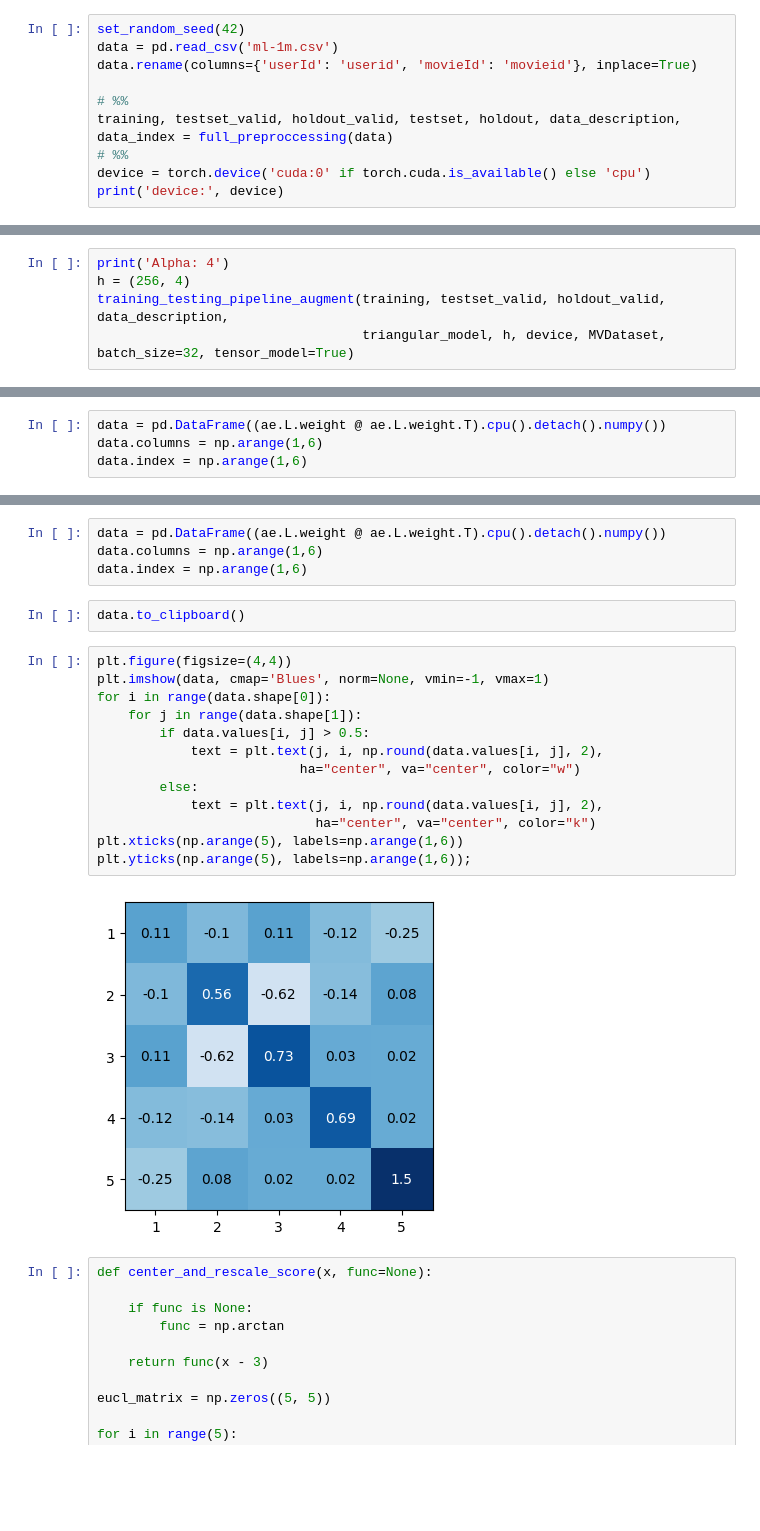
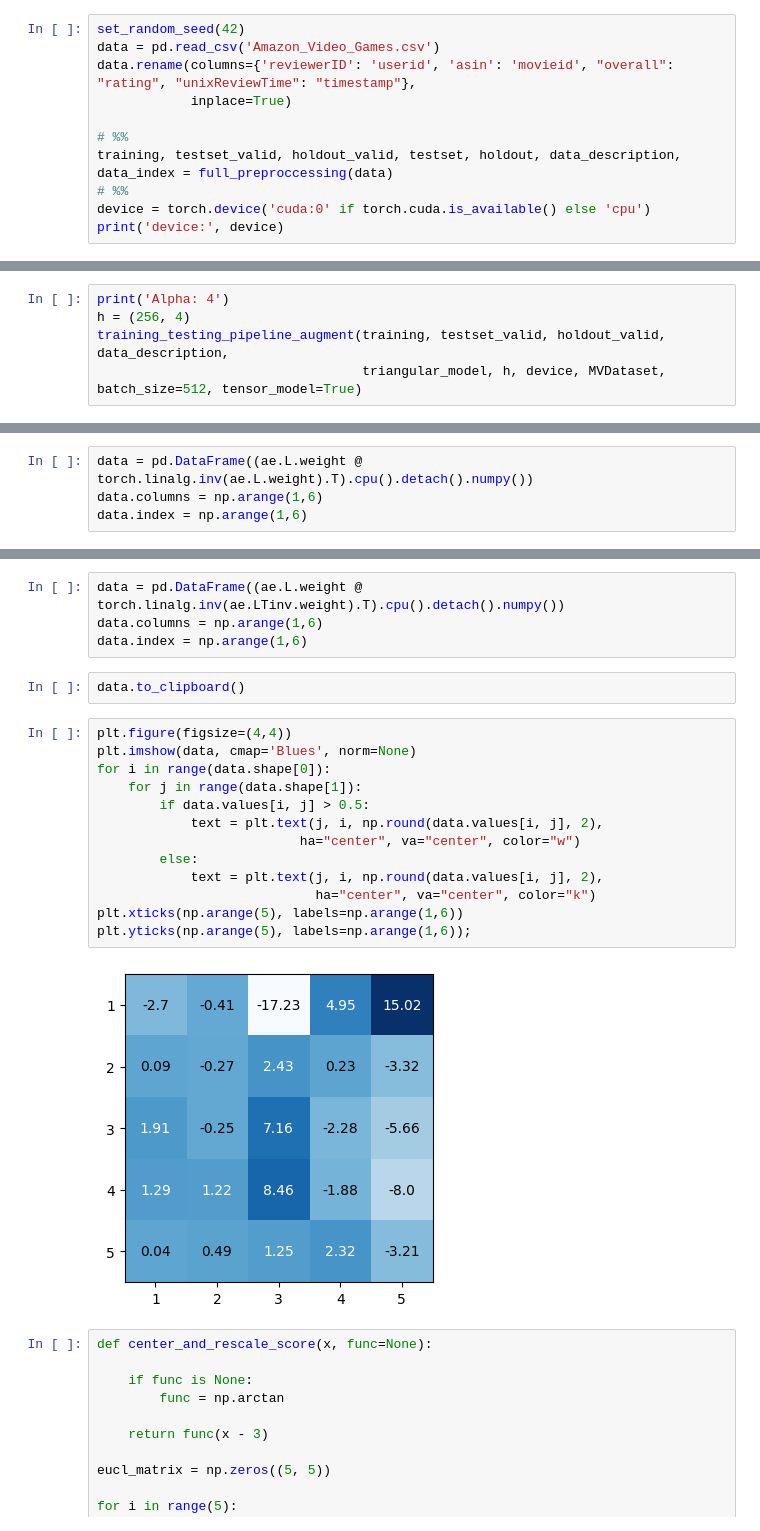
Before and after one commit to elizacc/Structured-Autoencoders-for-Rating-aware-Recommendations, a Jupyter notebook: Untitled.ipynb, the cells around one changed output, grey strips where cells are left out. Drawn from its saved outputs; the diff is of its cells as text; blank space fills up the shorter version.

```diff
--- a/Untitled.ipynb
+++ b/Untitled.ipynb
@@ -62,8 +62,9 @@ import os
 os.environ['KMP_DUPLICATE_LIB_OK'] = 'True'
 # %%
 set_random_seed(42)
-data = pd.read_csv('ml-1m.csv')
-data.rename(columns={'userId': 'userid', 'movieId': 'movieid'}, inplace=True)
+data = pd.read_csv('Amazon_Video_Games.csv')
+data.rename(columns={'reviewerID': 'userid', 'asin': 'movieid', "overall": "rating", "unixReviewTime": "timestamp"},
+            inplace=True)
 
 # %%
 training, testset_valid, holdout_valid, testset, holdout, data_description, data_index = full_preproccessing(data)
@@ -266,7 +267,7 @@ def training_testing_pipeline_augment(training, testset_valid, holdout_valid, da
 print('Alpha: 4')
 h = (256, 4)
 training_testing_pipeline_augment(training, testset_valid, holdout_valid, data_description,
-                                  triangular_model, h, device, MVDataset, batch_size=32, tensor_model=True)
+                                  triangular_model, h, device, MVDataset, batch_size=512, tensor_model=True)
 # %% [output]
 Alpha: 4
 Hidden sizes: (256, 4)
@@ -529,7 +514,7 @@ ae.load_state_dict(torch.load(f'best_ae_{h}_{alpha}.pt'))
 # %% [output]
 <All keys matched successfully>
 # %%
-data = pd.DataFrame((ae.L.weight @ ae.L.weight.T).cpu().detach().numpy())
+data = pd.DataFrame((ae.L.weight @ torch.linalg.inv(ae.L.weight).T).cpu().detach().numpy())
 data.columns = np.arange(1,6)
 data.index = np.arange(1,6)
 # %%
@@ -661,26 +646,26 @@ ae.load_state_dict(torch.load(f'best_ae_{h}_{alpha}.pt'))
 # %% [output]
 <All keys matched successfully>
 # %%
-data = pd.DataFrame((ae.L.weight @ ae.L.weight.T).cpu().detach().numpy())
+data = pd.DataFrame((ae.L.weight @ torch.linalg.inv(ae.LTinv.weight).T).cpu().detach().numpy())
 data.columns = np.arange(1,6)
 data.index = np.arange(1,6)
 # %%
 data.to_clipboard()
 # %%
 plt.figure(figsize=(4,4))
-plt.imshow(data, cmap='Blues', norm=None, vmin=-1, vmax=1)
+plt.imshow(data, cmap='Blues', norm=None)
 for i in range(data.shape[0]):
     for j in range(data.shape[1]):
         if data.values[i, j] > 0.5:
             text = plt.text(j, i, np.round(data.values[i, j], 2),
                           ha="center", va="center", color="w")
         else:
             text = plt.text(j, i, np.round(data.values[i, j], 2),
                             ha="center", va="center", color="k")
 plt.xticks(np.arange(5), labels=np.arange(1,6))
 plt.yticks(np.arange(5), labels=np.arange(1,6));
 # %% [output]
-[figure, old version]
+[figure, new version]
 # %%
 def center_and_rescale_score(x, func=None):
 
```
Also changed, not shown: parts of 9 cells of this notebook, 5 other files.
